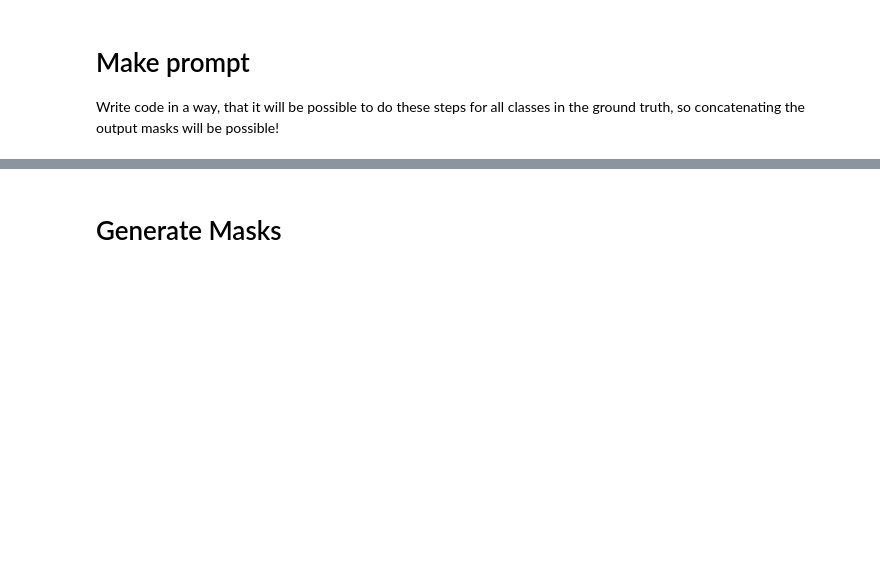
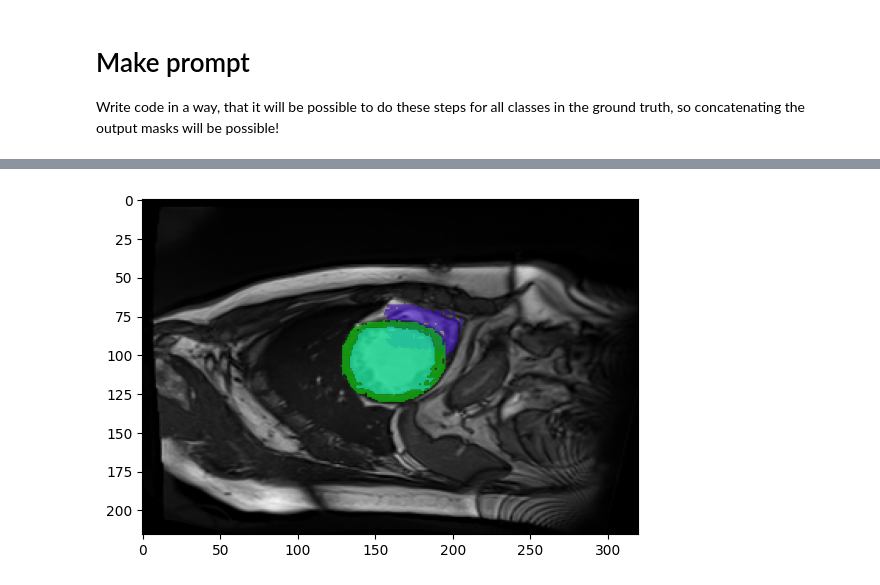
Before and after one commit to ThanhNguyen140/SAM_evaluation, a Jupyter notebook: prompts_gt.ipynb, the cells around one changed output, grey strips where cells are left out. Saved outputs shown, nothing was run; the diff lists cells and outputs as text; code cells hidden in the pictures; blank space fills up the shorter version.

```diff
--- a/prompts_gt.ipynb
+++ b/prompts_gt.ipynb
@@ -262,8 +240,22 @@ input_label = np.array([1]) # type of input point (1: forground; 0: background)
+# %%
+labels = set(ground_truth.flatten())# see all classes
+labels.remove(0)#remove background label
+n_points = 100
+masks = []
+for i, label in enumerate(labels):
+    points = sample_from_class(ground_truth, label, n_points) #sample points from class
+    input_labels = np.array([1]*n_points)#label all points as forground
+    mask, scores, logits = predictor.predict(
+                                                                                    point_coords=points,
+                                                                                    point_labels=input_labels,
+                                                                                    multimask_output=False
+                                                                                )
+    masks.append(mask)
 # %%
-plt.figure(figsize=(10,10))
-plt.imshow(image_rgb)
-show_points(input_point, input_label, plt.gca())
+plt.imshow(image)
+for mask in masks:
+    show_mask(mask, plt.gca(), random_color=True)
 plt.axis('on')
 plt.show()
+# %% [output]
+[figure, added]
-# %% [markdown]
-# Generate Masks
```
Also changed, not shown: parts of 13 cells of this notebook.
